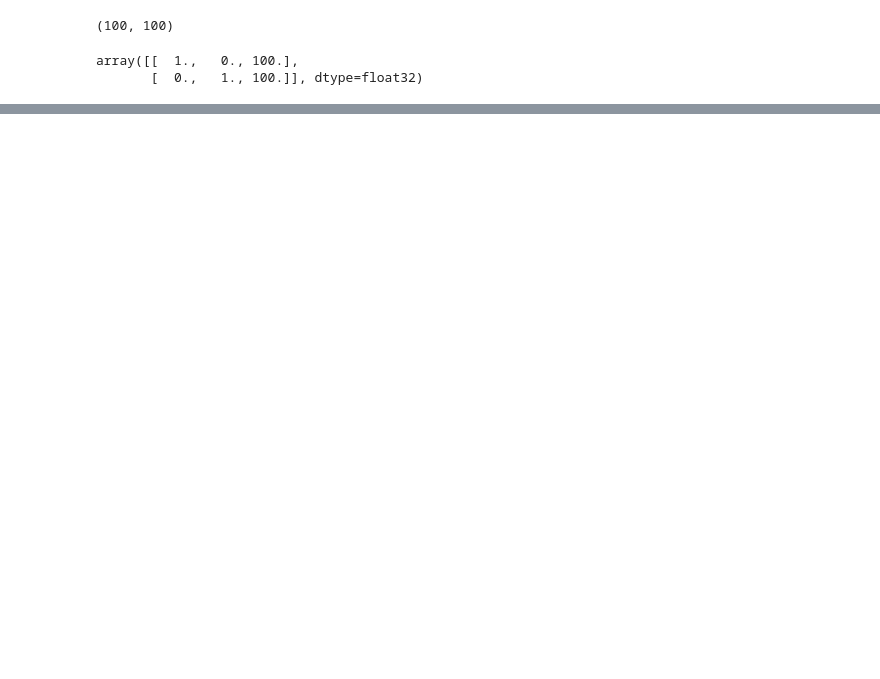
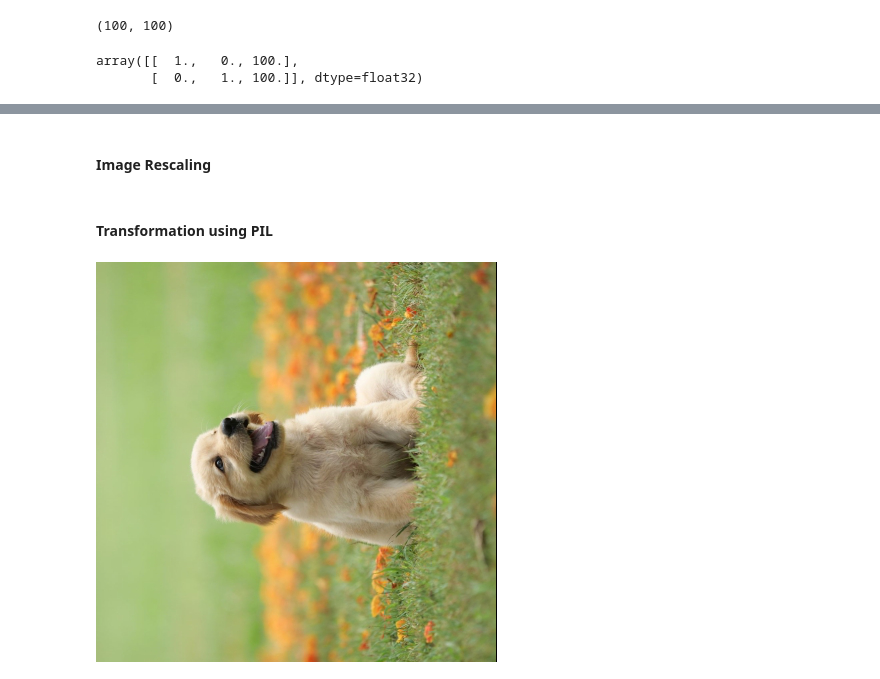
Before and after one commit to DAI-ai-code/NLP-CV, a Jupyter notebook: CV/day2/4_image_transformation.ipynb, the cells around one changed output, grey strips where cells are left out. Drawn from its saved outputs; the diff is of its cells as text; code cells hidden in the pictures; blank space fills up the shorter version.

```diff
--- a/CV/day2/4_image_transformation.ipynb
+++ b/CV/day2/4_image_transformation.ipynb
@@ -38,0 +113,2 @@ cv2.destroyAllWindows()
+# %% [markdown]
+#### Image Rescaling
@@ -38,0 +120,2 @@ cv2.destroyAllWindows()
+# %% [markdown]
+#### Transformation using PIL
@@ -38,0 +124,5 @@ cv2.destroyAllWindows()
+# %%
+img_pil = Image.open('../input/images/dog.jpg')
+img_pil.rotate(90)
+# %% [output]
+[figure, added]
```
Also changed, not shown: parts of 37 cells of this notebook, 8 other files.
